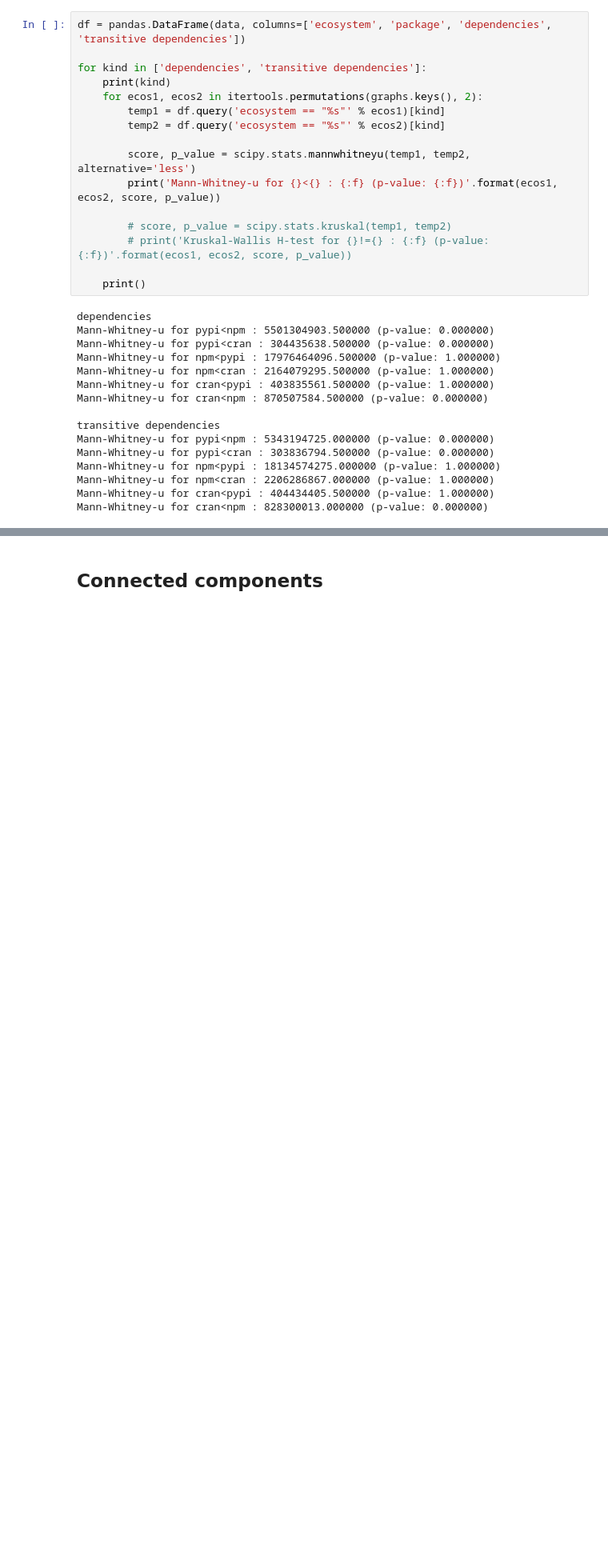
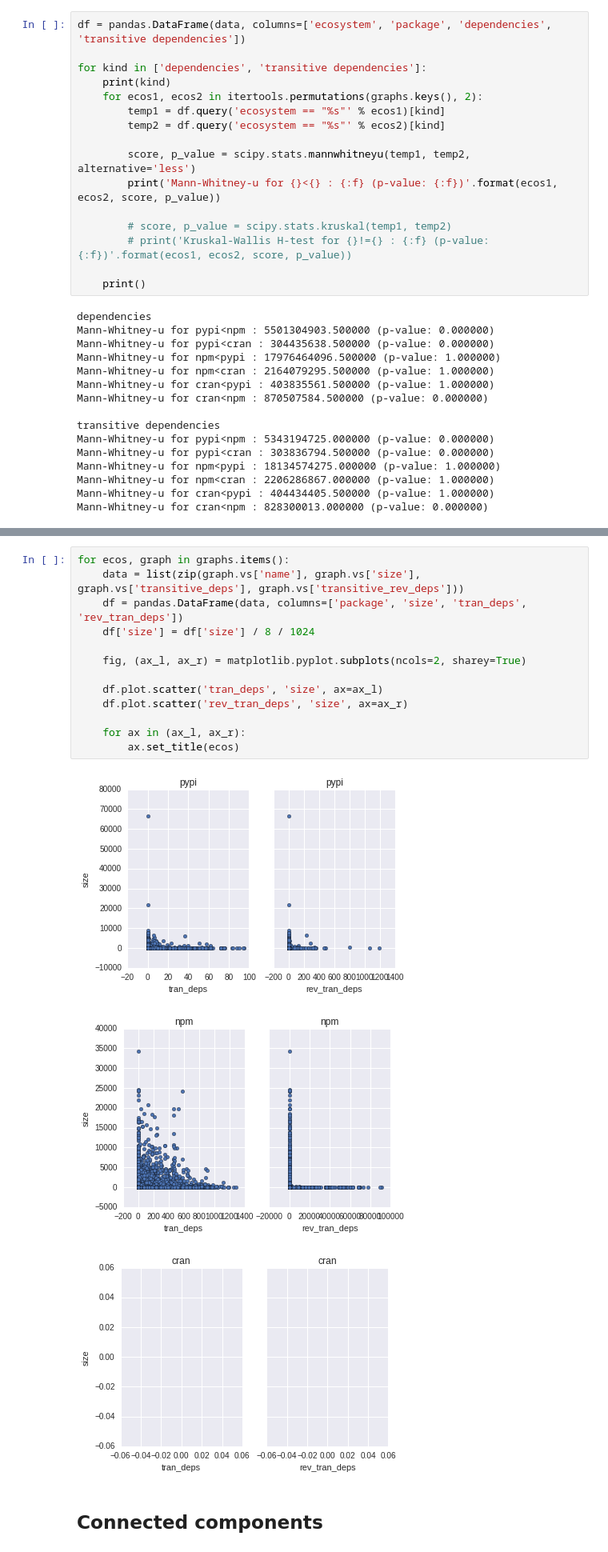
Before and after one commit to maelick/ecos-analysis, a Jupyter notebook: WEA2016-ecos/notebook/Ecosystem graphs.ipynb, the cells around one changed output, grey strips where cells are left out. Shown at 80% size. Saved outputs shown, nothing was run; the diff lists cells and outputs as text; blank space fills up the shorter version.

```diff
--- a/WEA2016-ecos/notebook/Ecosystem graphs.ipynb
+++ b/WEA2016-ecos/notebook/Ecosystem graphs.ipynb
@@ -377,3 +517,20 @@ Mann-Whitney-u for cran<npm : 828300013.000000 (p-value: 0.000000)
+# %%
+for ecos, graph in graphs.items():
+    data = list(zip(graph.vs['name'], graph.vs['size'], graph.vs['transitive_deps'], graph.vs['transitive_rev_deps']))
+    df = pandas.DataFrame(data, columns=['package', 'size', 'tran_deps', 'rev_tran_deps'])
+    df['size'] = df['size'] / 8 / 1024
+
+    fig, (ax_l, ax_r) = matplotlib.pyplot.subplots(ncols=2, sharey=True)
+
+    df.plot.scatter('tran_deps', 'size', ax=ax_l)
+    df.plot.scatter('rev_tran_deps', 'size', ax=ax_r)
+
+    for ax in (ax_l, ax_r):
+        ax.set_title(ecos)
+# %% [output]
+[figure, added]
+[figure, added]
+[figure, added]
 # %% [markdown]
 ## Connected components
 # %%
```
Also changed, not shown: parts of 11 cells of this notebook, 4 other files.
